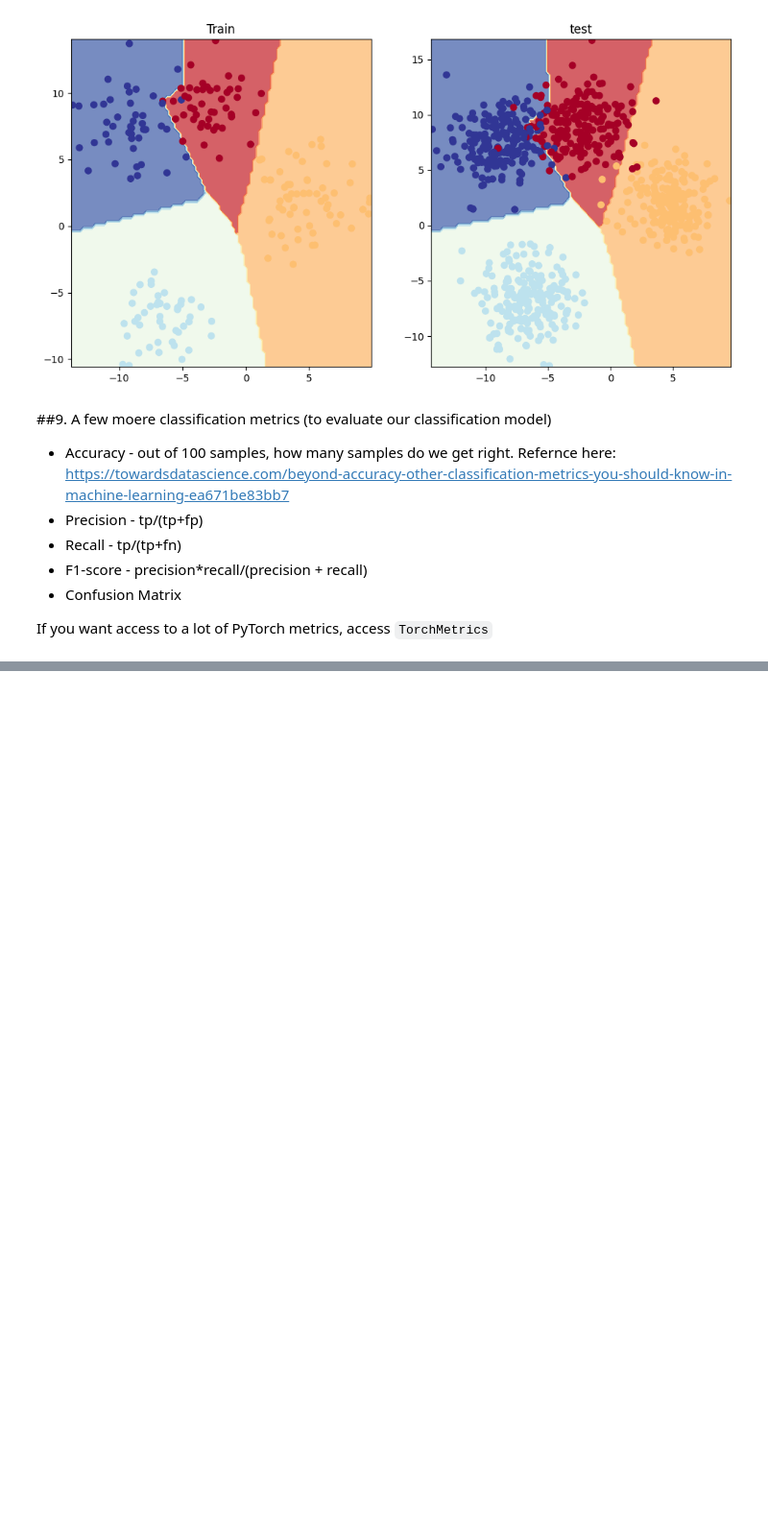
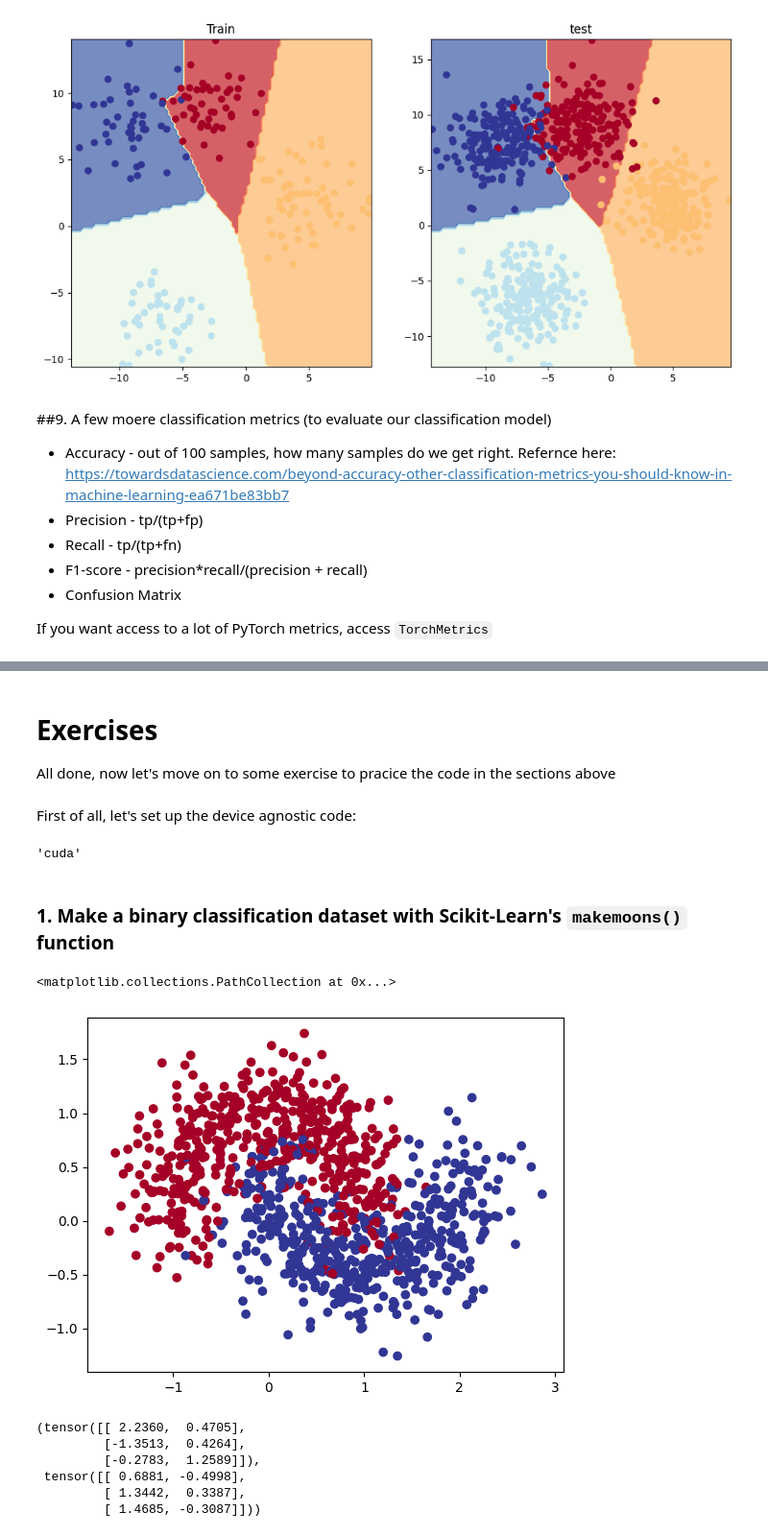
Before and after one commit to dmtrung14/pyTorch_fundamentals, a Jupyter notebook: PyTorch_Fundamentals_Classification_Problems.ipynb, the cells around one changed output, grey strips where cells are left out. Shown at 96% size. Cells and saved outputs as stored; diff of their text form; code cells hidden in the pictures; blank space fills up the shorter version.

```diff
--- a/PyTorch_Fundamentals_Classification_Problems.ipynb
+++ b/PyTorch_Fundamentals_Classification_Problems.ipynb
@@ -883,0 +863,25 @@ Successfully installed torchmetrics-0.11.4
+# %% [markdown]
+# Exercises
+
+All done, now let's move on to some exercise to pracice the code in the sections above
+# %% [markdown]
+First of all, let's set up the device agnostic code:
+# %%
+device = "cuda" if torch.cuda.is_available() else "cpu"
+device
+# %% [output]
+'cuda'
+# %% [markdown]
+### 1. Make a binary classification dataset with Scikit-Learn's `makemoons()` function
+# %%
+from sklearn.datasets import make_moons
+import pandas as pd
+import matplotlib.pyplot as plt
+from sklearn.model_selection import train_test_split
+
+x, y = make_moons(n_samples = 1000, noise = 0.3, random_state = 42)
+x, y = torch.from_numpy(x).type(torch.float), torch.from_numpy(y).type(torch.float)
+plt.scatter(x[:, 0], x[:, 1], c = y, cmap = plt.cm.RdYlBu)
+# %% [output]
+<matplotlib.collections.PathCollection at 0x...>
+[figure, added]
@@ -883,0 +891,10 @@ Successfully installed torchmetrics-0.11.4
+# %%
+x_moon_test.shape, x_moon_train.shape
+x_moon_train[:3], x_moon_test[:3]
+# %% [output]
+(tensor([[ 2.2360,  0.4705],
+         [-1.3513,  0.4264],
+         [-0.2783,  1.2589]]),
+ tensor([[ 0.6881, -0.4998],
+         [ 1.3442,  0.3387],
+         [ 1.4685, -0.3087]]))
```
Also changed, not shown: parts of 24 cells of this notebook.
